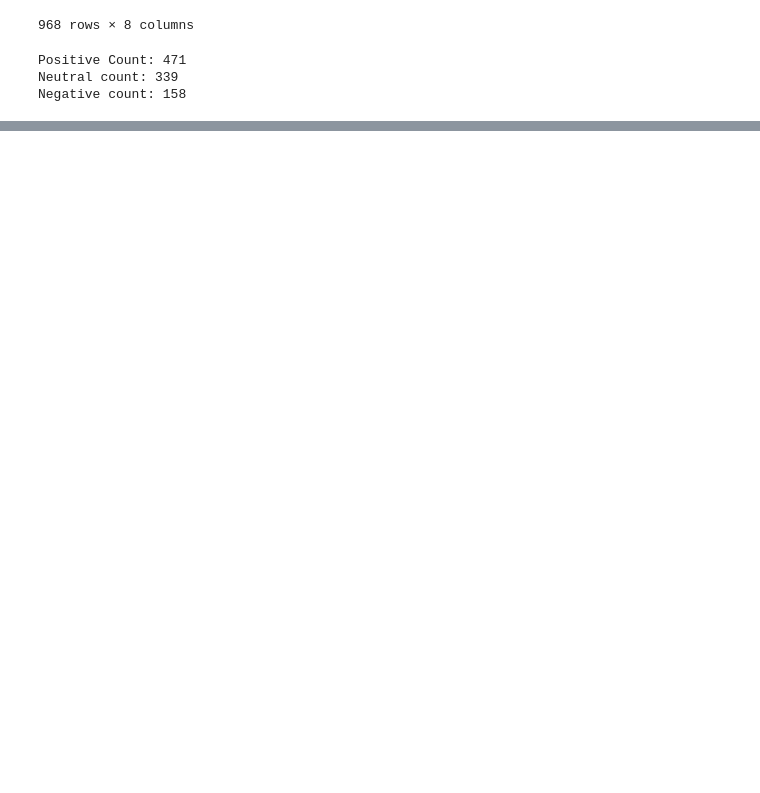
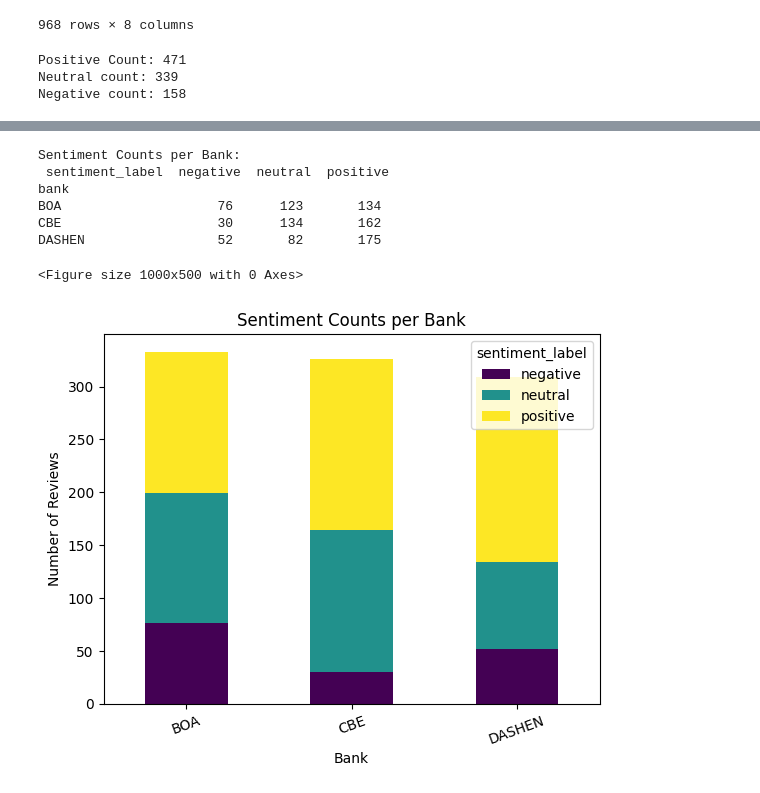
Before and after one commit to abelfx/Customer-Experience-Analytics-for-Fintech-Apps, a Jupyter notebook: notebooks/sentiment_thematic_analysis.ipynb, the cells around one changed output, grey strips where cells are left out. Cells and saved outputs as stored; diff of their text form; code cells hidden in the pictures; blank space fills up the shorter version.

```diff
--- a/notebooks/sentiment_thematic_analysis.ipynb
+++ b/notebooks/sentiment_thematic_analysis.ipynb
@@ -155,0 +221,22 @@ Negative count: 158
+# %%
+# Sentiment counts per bank
+sentiment_per_bank = df_final.groupby('bank')['sentiment_label'].value_counts().unstack(fill_value=0)
+print("\nSentiment Counts per Bank:\n", sentiment_per_bank)
+
+# Plotting
+plt.figure(figsize=(10,5))
+sentiment_per_bank.plot(kind='bar', stacked=True, colormap='viridis')
+plt.title("Sentiment Counts per Bank")
+plt.xlabel("Bank")
+plt.ylabel("Number of Reviews")
+plt.xticks(rotation=20)
+plt.show()
+# %% [output]
+Sentiment Counts per Bank:
+ sentiment_label  negative  neutral  positive
+bank
+BOA                    76      123       134
+CBE                    30      134       162
+DASHEN                 52       82       175
+<Figure size 1000x500 with 0 Axes>
+[figure, added]
```
Also changed, not shown: parts of 10 cells of this notebook, 3 other files.
